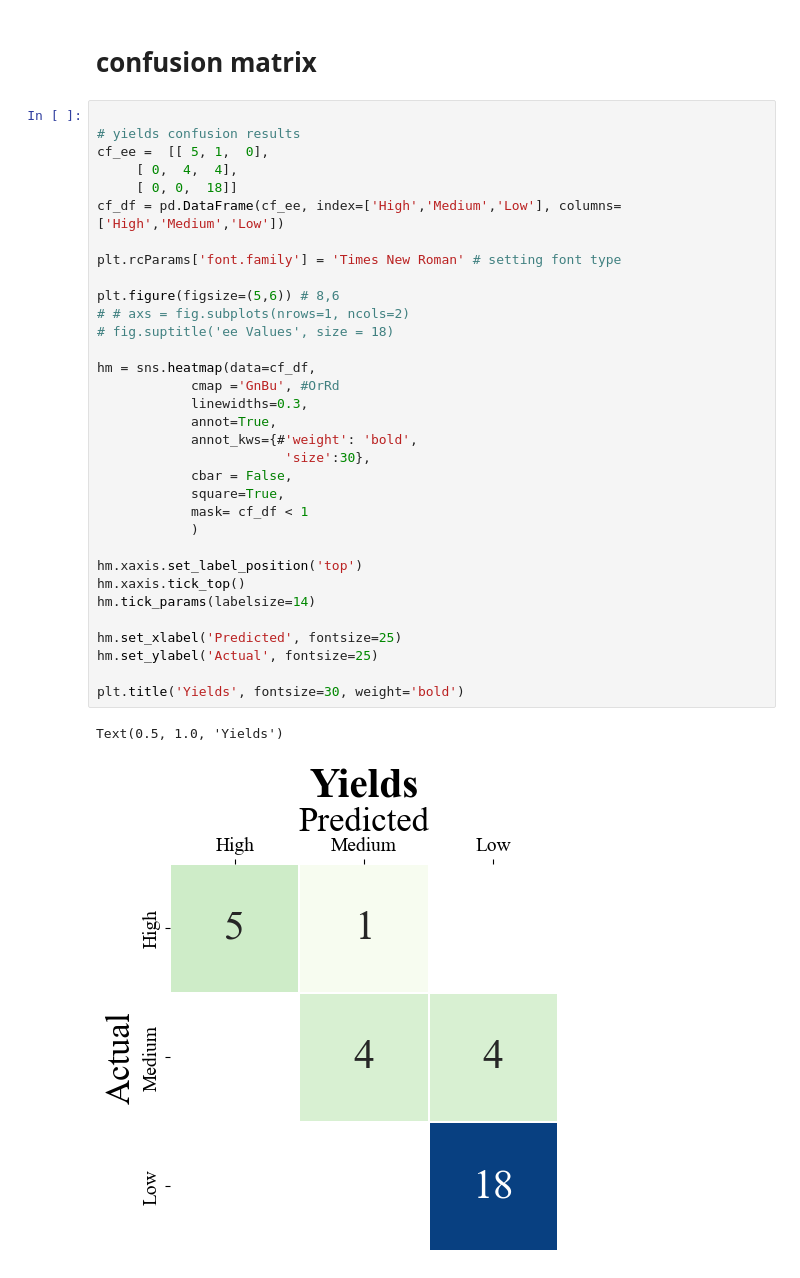
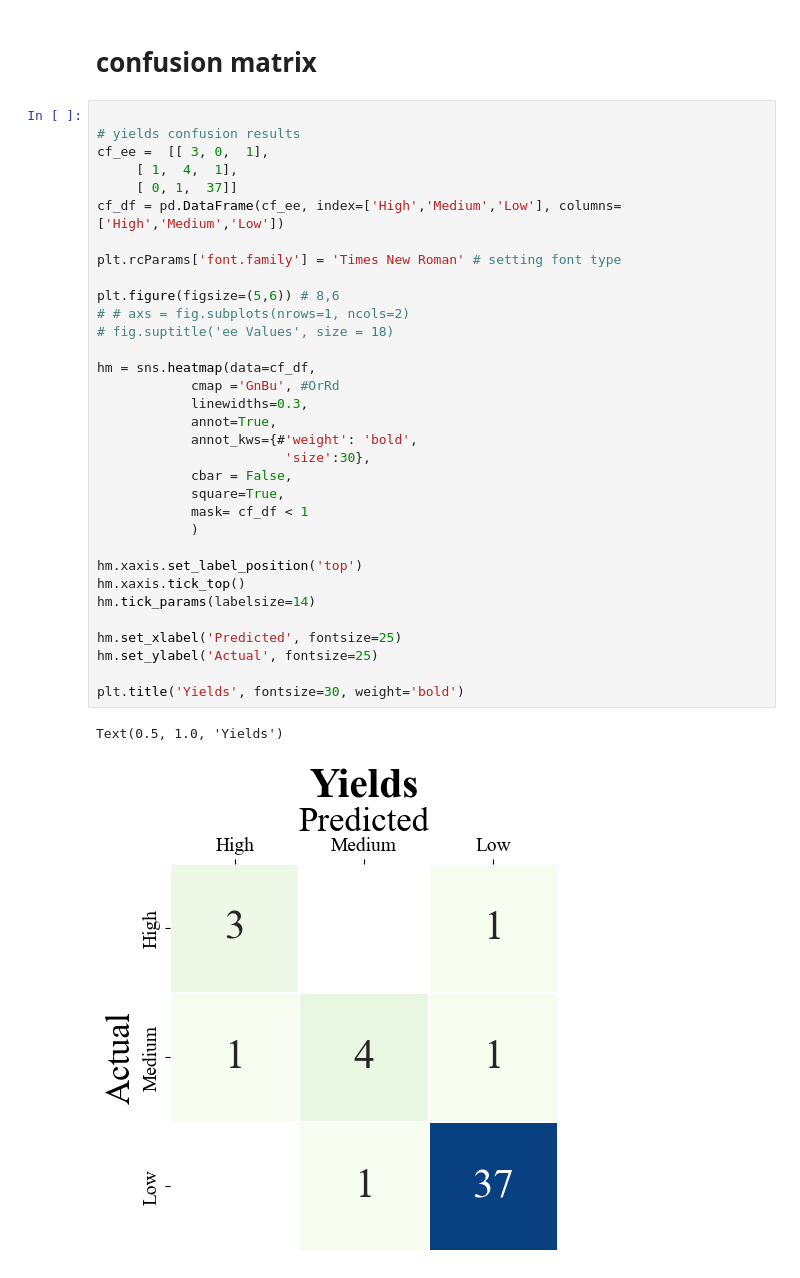
Before and after one commit to troy-lcy/HTE-Aldol-Peptides, a Jupyter notebook: HTE-Aldol/notebooks/visualize.ipynb, the cells around one changed output. Cells and saved outputs as stored; diff of their text form.

```diff
--- a/HTE-Aldol/notebooks/visualize.ipynb
+++ b/HTE-Aldol/notebooks/visualize.ipynb
@@ -127,38 +127,38 @@ plt.show()
 # %%
 
 # yields confusion results
-cf_ee =  [[ 5, 1,  0],
-     [ 0,  4,  4],
-     [ 0, 0,  18]]
+cf_ee =  [[ 3, 0,  1],
+     [ 1,  4,  1],
+     [ 0, 1,  37]]
 cf_df = pd.DataFrame(cf_ee, index=['High','Medium','Low'], columns=['High','Medium','Low'])
 
 plt.rcParams['font.family'] = 'Times New Roman' # setting font type
 
 plt.figure(figsize=(5,6)) # 8,6
 # # axs = fig.subplots(nrows=1, ncols=2)
 # fig.suptitle('ee Values', size = 18)
 
 hm = sns.heatmap(data=cf_df,
             cmap ='GnBu', #OrRd
             linewidths=0.3,
             annot=True,
             annot_kws={#'weight': 'bold',
                         'size':30},
             cbar = False,
             square=True,
             mask= cf_df < 1
             )
 
 hm.xaxis.set_label_position('top')
 hm.xaxis.tick_top()
 hm.tick_params(labelsize=14)
 
 hm.set_xlabel('Predicted', fontsize=25)
 hm.set_ylabel('Actual', fontsize=25)
 
 plt.title('Yields', fontsize=30, weight='bold')
 # %% [output]
 Text(0.5, 1.0, 'Yields')
-[figure, old version]
+[figure, new version]
 # %%
 # ee confusion results
```
Also changed, not shown: parts of 4 cells of this notebook, 24 other files.
